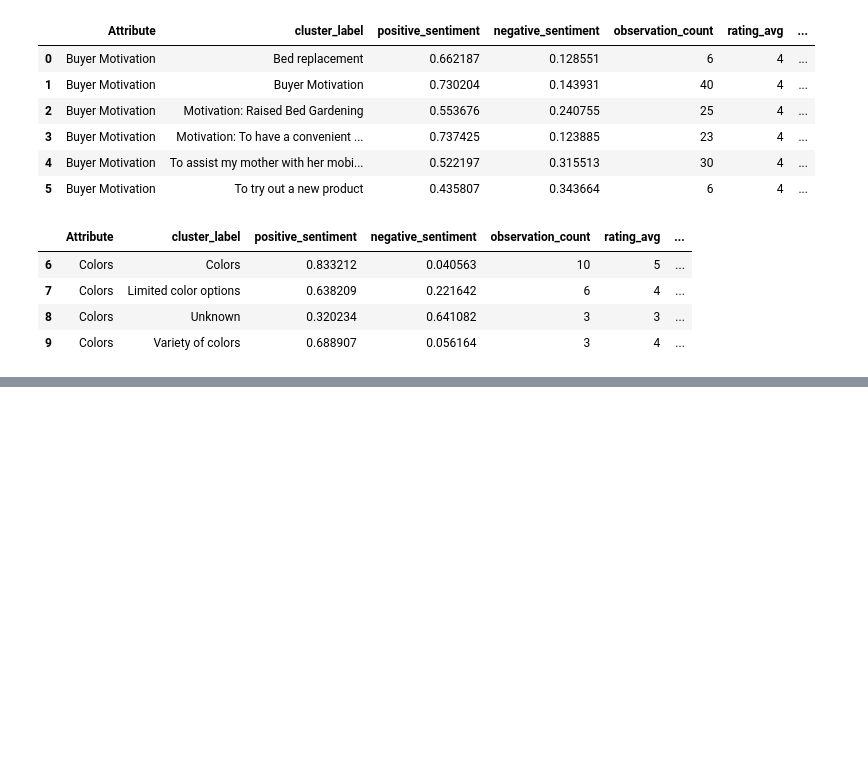
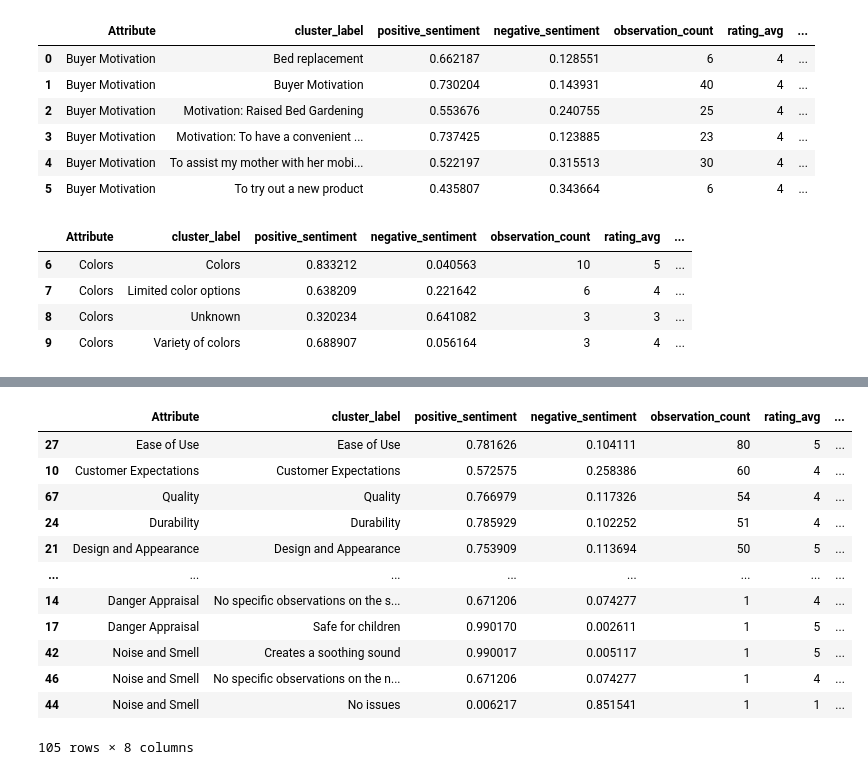
Before and after one commit to p-vbordei/ProductExplorer, a Jupyter notebook: notebooks/Data_Solutions_step_2_solution_generation.ipynb, the cells around one changed output, grey strips where cells are left out. Saved outputs shown, nothing was run; the diff lists cells and outputs as text; code cells hidden in the pictures; blank space fills up the shorter version.

```diff
--- a/notebooks/Data_Solutions_step_2_solution_generation.ipynb
+++ b/notebooks/Data_Solutions_step_2_solution_generation.ipynb
@@ -341,0 +330,3 @@ attributes_data
+# %%
+number_of_reviews = reviews_with_clusters['URL'].unique().shape[0]
+number_of_reviews
@@ -341,0 +335,3 @@ attributes_data
+# %%
+attributes_data.rename(columns={'attribute_percentage': 'percentage_of_observations_vs_total_number_per_attribute'}, inplace=True)
+attributes_data['percentage_of_observations_vs_total_number_of_reviews'] = attributes_data['observation_count'] / number_of_reviews
@@ -341,0 +344,16 @@ attributes_data
+# %%
+attributes_data.sort_values(by='percentage_of_observations_vs_total_number_of_reviews', ascending=False)
+# %% [output]
+|  | Attribute | cluster_label | positive_sentiment | negative_sentiment | observation_count | rating_avg | ... |
+| 27 | Ease of Use | Ease of Use | 0.781626 | 0.104111 | 80 | 5 | ... |
+| 10 | Customer Expectations | Customer Expectations | 0.572575 | 0.258386 | 60 | 4 | ... |
+| 67 | Quality | Quality | 0.766979 | 0.117326 | 54 | 4 | ... |
+| 24 | Durability | Durability | 0.785929 | 0.102252 | 51 | 4 | ... |
+| 21 | Design and Appearance | Design and Appearance | 0.753909 | 0.113694 | 50 | 5 | ... |
+| ... | ... | ... | ... | ... | ... | ... | ... |
+| 14 | Danger Appraisal | No specific observations on the s... | 0.671206 | 0.074277 | 1 | 4 | ... |
+| 17 | Danger Appraisal | Safe for children | 0.990170 | 0.002611 | 1 | 5 | ... |
+| 42 | Noise and Smell | Creates a soothing sound | 0.990017 | 0.005117 | 1 | 5 | ... |
+| 46 | Noise and Smell | No specific observations on the n... | 0.671206 | 0.074277 | 1 | 4 | ... |
+| 44 | Noise and Smell | No issues | 0.006217 | 0.851541 | 1 | 1 | ... |
+105 rows × 8 columns
```
Also changed, not shown: parts of 3 cells of this notebook, 1 other file.
